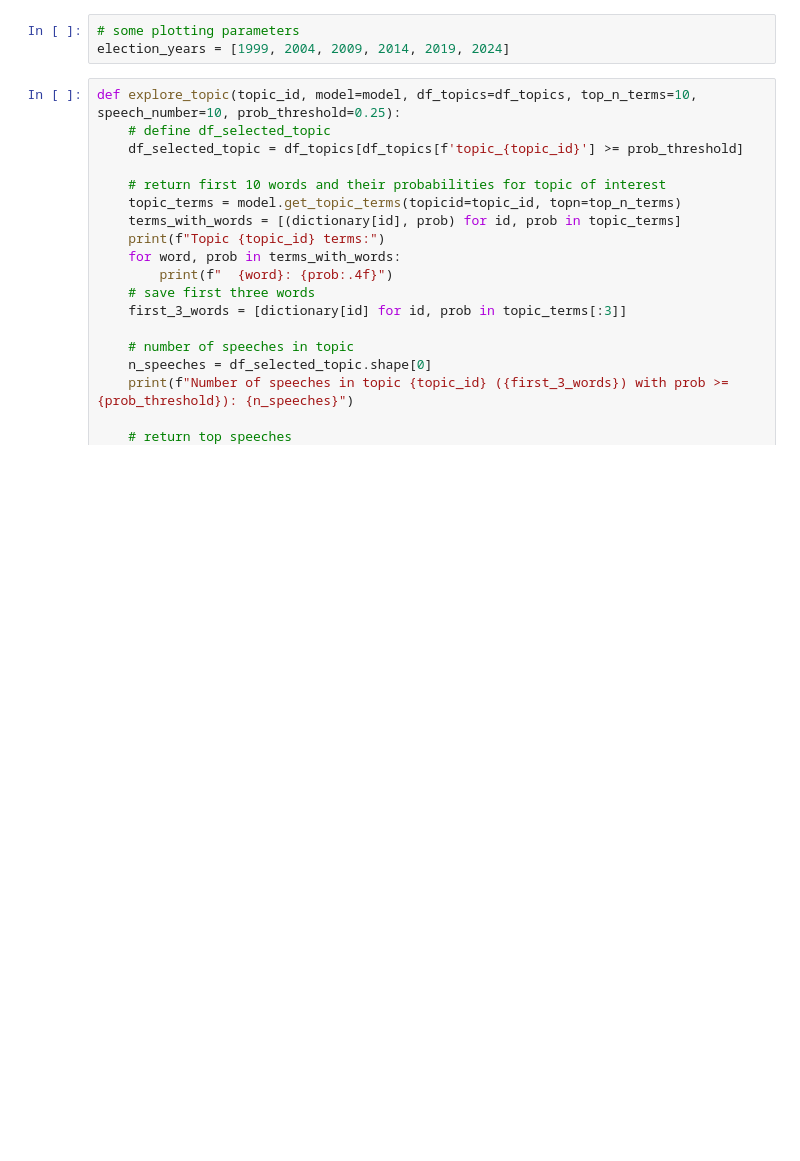
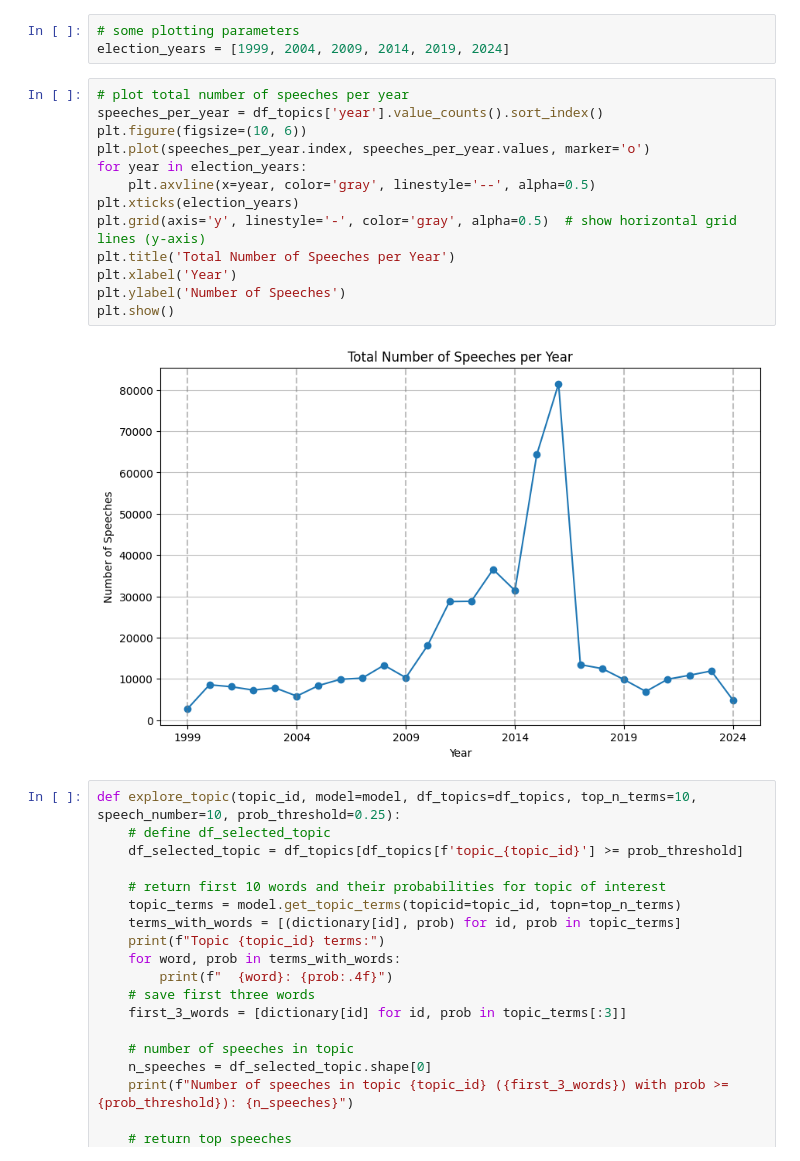
Before and after one commit to derkleinejakob/dataliteracy25, a Jupyter notebook: filter_data.ipynb, the cells around one changed output. Drawn from its saved outputs; the diff is of its cells as text; blank space fills up the shorter version.

Commit message:
advanced plotting

```diff
--- a/filter_data.ipynb
+++ b/filter_data.ipynb
@@ -242,6 +240,21 @@ Topic 49: economic, social, policy, growth, economy
 # %%
 # some plotting parameters
 election_years = [1999, 2004, 2009, 2014, 2019, 2024]
+# %%
+# plot total number of speeches per year
+speeches_per_year = df_topics['year'].value_counts().sort_index()
+plt.figure(figsize=(10, 6))
+plt.plot(speeches_per_year.index, speeches_per_year.values, marker='o')
+for year in election_years:
+    plt.axvline(x=year, color='gray', linestyle='--', alpha=0.5)
+plt.xticks(election_years)
+plt.grid(axis='y', linestyle='-', color='gray', alpha=0.5)  # show horizontal grid lines (y-axis)
+plt.title('Total Number of Speeches per Year')
+plt.xlabel('Year')
+plt.ylabel('Number of Speeches')
+plt.show()
+# %% [output]
+[figure, added]
 # %%
 def explore_topic(topic_id, model=model, df_topics=df_topics, top_n_terms=10, speech_number=10, prob_threshold=0.25):
     # define df_selected_topic
```
Also changed, not shown: parts of 5 cells of this notebook.
